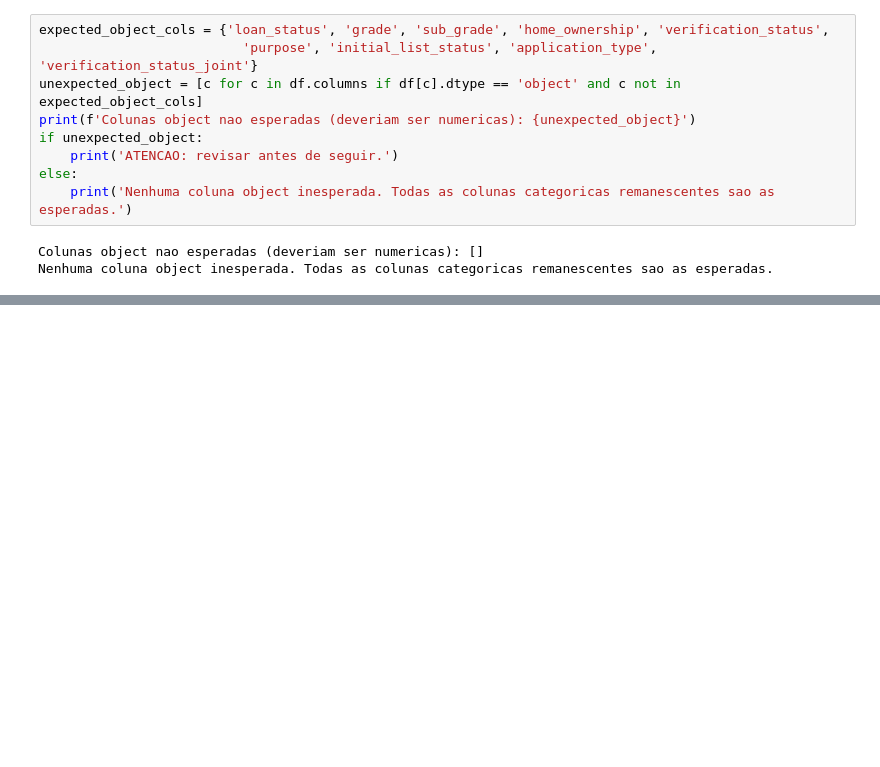
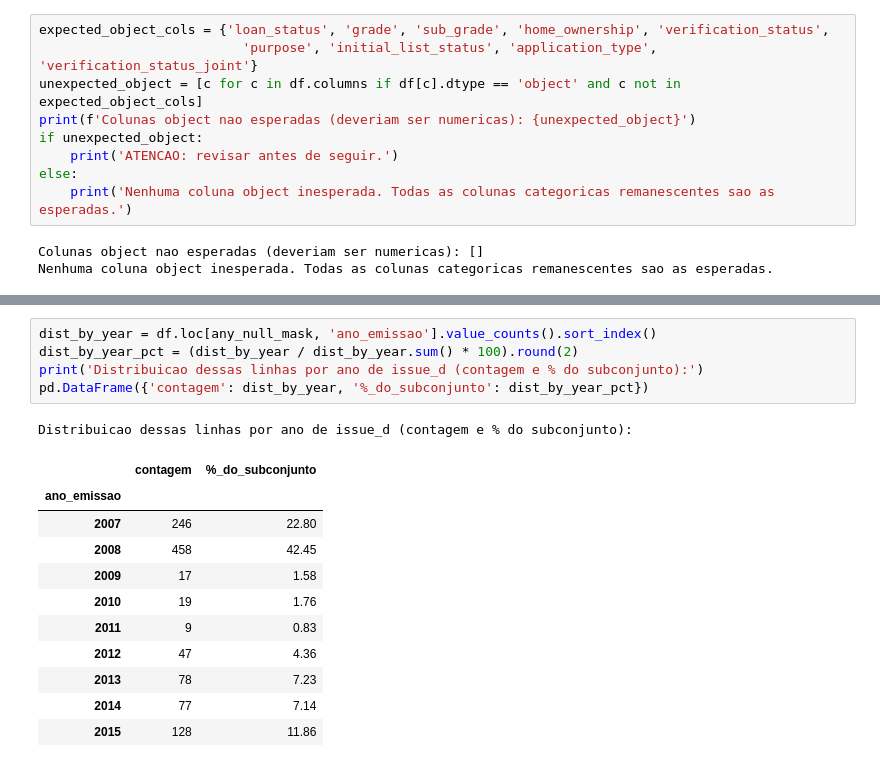
Before and after one commit to MateusFPavan/credit-default-prediction-lendingclub, a Jupyter notebook: notebooks/03_build_processed.ipynb, the cells around one changed output, grey strips where cells are left out. Cells and saved outputs as stored; diff of their text form; blank space fills up the shorter version.

```diff
--- a/notebooks/03_build_processed.ipynb
+++ b/notebooks/03_build_processed.ipynb
@@ -477,0 +618,18 @@ Nenhuma coluna object inesperada. Todas as colunas categoricas remanescentes sao
+# %%
+dist_by_year = df.loc[any_null_mask, 'ano_emissao'].value_counts().sort_index()
+dist_by_year_pct = (dist_by_year / dist_by_year.sum() * 100).round(2)
+print('Distribuicao dessas linhas por ano de issue_d (contagem e % do subconjunto):')
+pd.DataFrame({'contagem': dist_by_year, '%_do_subconjunto': dist_by_year_pct})
+# %% [output]
+Distribuicao dessas linhas por ano de issue_d (contagem e % do subconjunto):
+|  | contagem | %_do_subconjunto |
+| ano_emissao |  |  |
+| 2007 | 246 | 22.80 |
+| 2008 | 458 | 42.45 |
+| 2009 | 17 | 1.58 |
+| 2010 | 19 | 1.76 |
+| 2011 | 9 | 0.83 |
+| 2012 | 47 | 4.36 |
+| 2013 | 78 | 7.23 |
+| 2014 | 77 | 7.14 |
+| 2015 | 128 | 11.86 |
```
Also changed, not shown: parts of 34 cells of this notebook, 2 other files.
